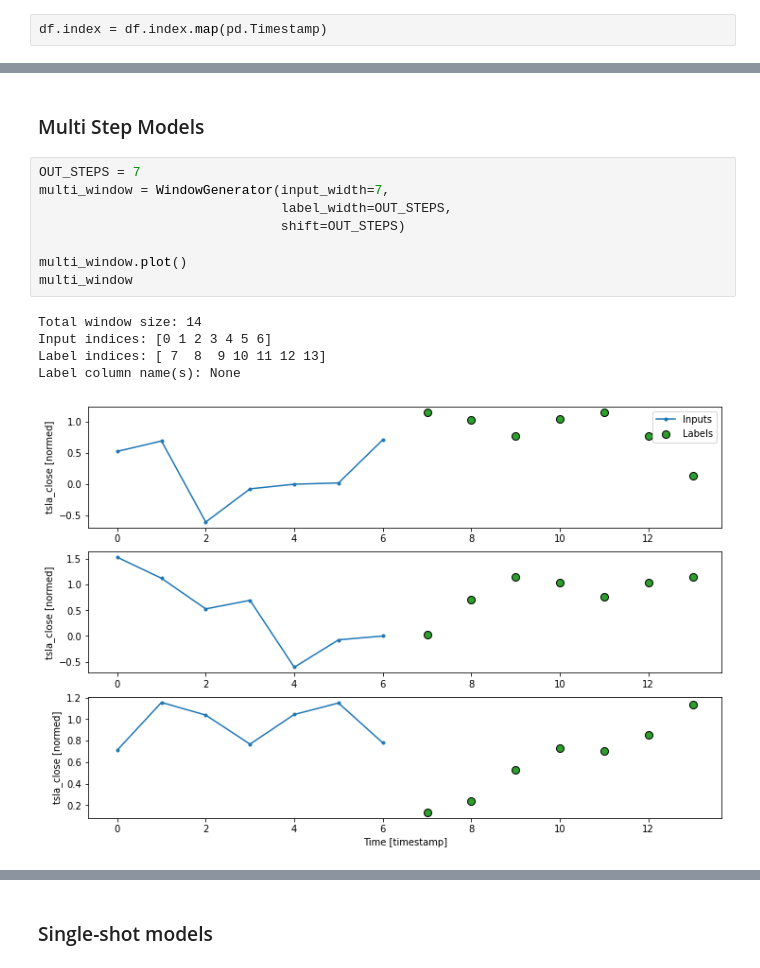
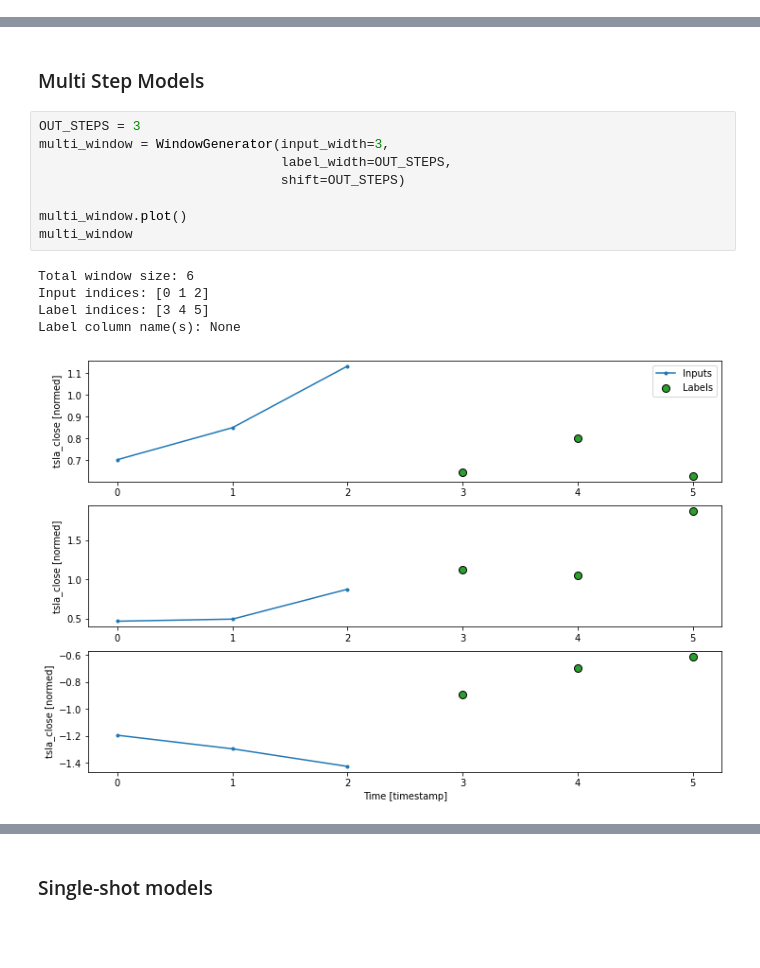
Before and after one commit to neuralnetes/notebooks, a Jupyter notebook: nasdaq-traded/stonks.ipynb, the cells around one changed output, grey strips where cells are left out. Saved outputs shown, nothing was run; the diff lists cells and outputs as text; blank space fills up the shorter version.

```diff
--- a/nasdaq-traded/stonks.ipynb
+++ b/nasdaq-traded/stonks.ipynb
@@ -271,6 +271,4 @@ df.head()
 5 rows × 50 columns
-# %%
-df.index = df.index.map(pd.Timestamp)
 # %%
 df.index
 # %% [output]
@@ -1039,19 +1038,19 @@ _ = plt.legend()
 # %% [markdown]
 ### Multi Step Models
 # %%
-OUT_STEPS = 7
-multi_window = WindowGenerator(input_width=7,
+OUT_STEPS = 3
+multi_window = WindowGenerator(input_width=3,
                                label_width=OUT_STEPS,
                                shift=OUT_STEPS)
 
 multi_window.plot()
 multi_window
 # %% [output]
-Total window size: 14
-Input indices: [0 1 2 3 4 5 6]
-Label indices: [ 7  8  9 10 11 12 13]
+Total window size: 6
+Input indices: [0 1 2]
+Label indices: [3 4 5]
 Label column name(s): None
-[figure, old version]
+[figure, new version]
 # %%
 class MultiStepLastBaseline(tf.keras.Model):
     def call(self, inputs):
```
Also changed, not shown: parts of 56 cells of this notebook.
